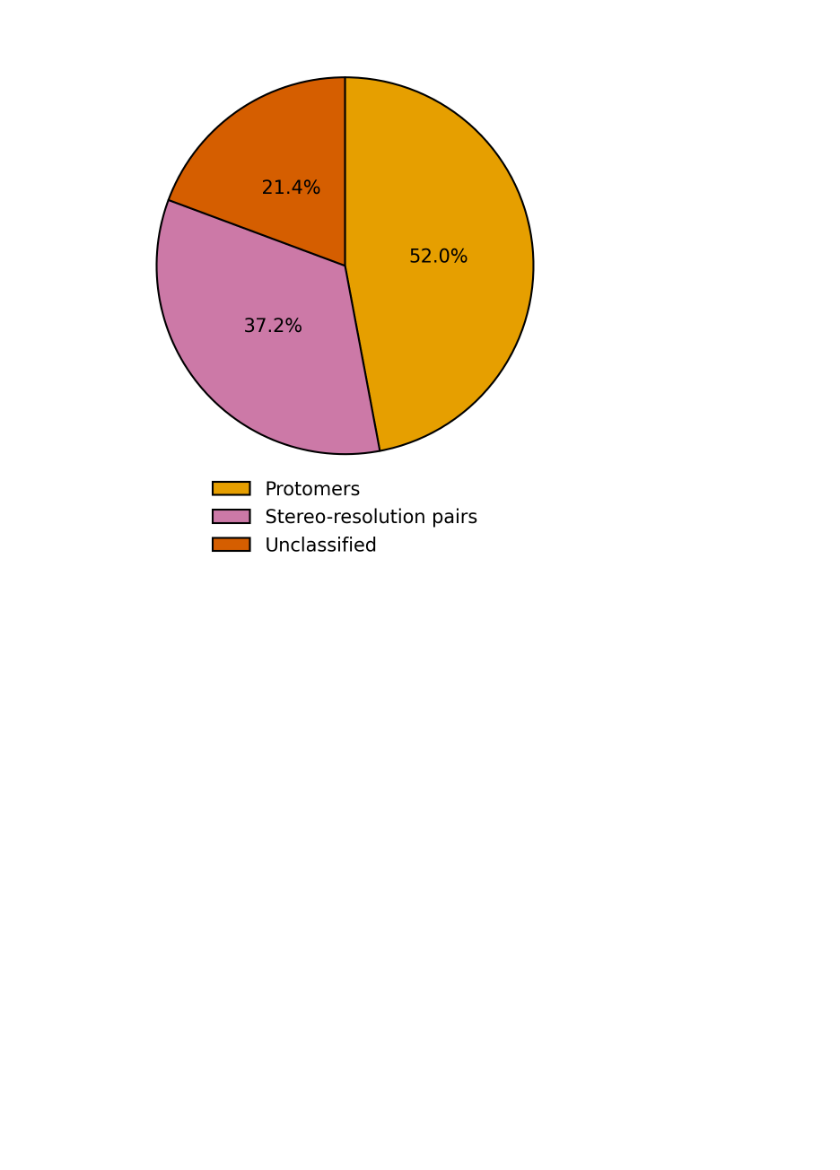
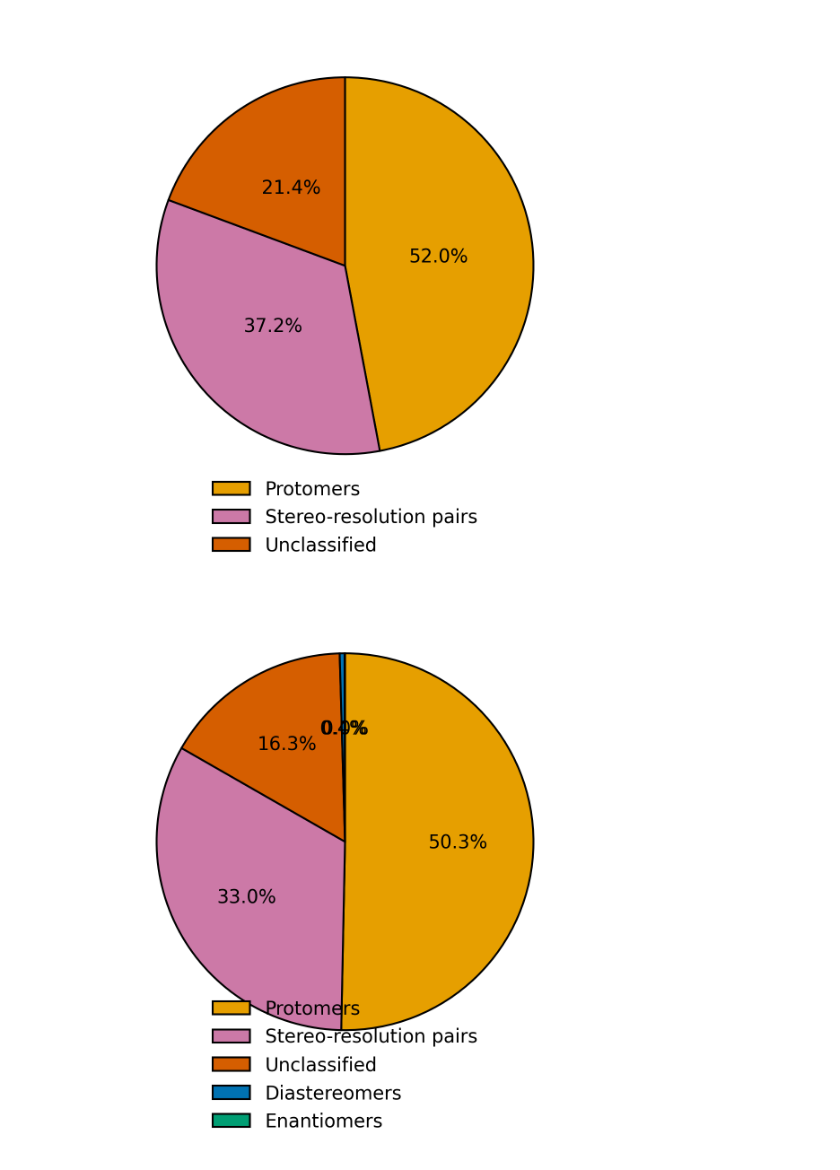
Before and after one commit to Digital-Metabolic-Twin-Centre/stereomapper, a Jupyter notebook: experiments/analysis/clustering_results_original.ipynb, the cells around one changed output. Saved outputs shown, nothing was run; the diff lists cells and outputs as text; code cells hidden in the pictures; blank space fills up the shorter version.

```diff
--- a/experiments/analysis/clustering_results_original.ipynb
+++ b/experiments/analysis/clustering_results_original.ipynb
@@ -1382,3 +1385,74 @@ out_base = '/home/jackmcgoldrick/drive/Recon4IMD/WP5_Reconstruction/T5.1_ReconXK
 fig.savefig(out_base +".svg")
 # %% [output]
 [figure]
+# %%
+# ------------------------
+# Mutually exclusive pie (per-cluster primary relationship)
+# ------------------------
+if summary_dis.empty:
+    print("summary_dis is empty; nothing to plot.")
+else:
+    # Normalize relationship counts and apply label replacements
+    def _normalize_counts(d):
+        if not isinstance(d, dict):
+            return {}
+        out = {}
+        for k, v in d.items():
+            label = replacements.get(str(k).strip(), str(k).strip())
+            out[label] = out.get(label, 0) + int(v)
+        return out
+
+    # Pick a single label per cluster (max count, then priority tie-break)
+    priority = [
+        "Protomers",
+        "Stereo-resolution pairs",
+        "Enantiomers",
+        "Diastereomers",
+        "Unclassified",
+        "Unresolved",
+    ]
+    priority_rank = {name: i for i, name in enumerate(priority)}
+
+    def _primary_label(counts):
+        if not counts:
+            return "Unclassified"
+        max_count = max(counts.values())
+        candidates = [k for k, v in counts.items() if v == max_count]
+        # tie-break by priority; unknown labels go to the end
+        return sorted(candidates, key=lambda k: priority_rank.get(k, len(priority_rank)))[0]
+
+    counts_norm = summary_dis["relationship_type_counts"].apply(_normalize_counts)
+    primary_labels = counts_norm.apply(_primary_label)
+    primary_counts = primary_labels.value_counts().sort_values(ascending=False)
+
+    labels_excl = primary_counts.index.tolist()
+    sizes_excl = primary_counts.values
+    colours_excl = [palette.get(lbl, default_colour) for lbl in labels_excl]
+
+    fig, ax = plt.subplots(figsize=(5, 5))
+    wedges, texts, autotexts = ax.pie(
+        sizes_excl,
+        labels=None,
+        colors=colours_excl,
+        startangle=90,
+        counterclock=False,
+        autopct=lambda pct: f"{pct:.1f}%",
+        pctdistance=0.6,
+        wedgeprops=dict(edgecolor="black", linewidth=1.0),
+        textprops=dict(fontsize=10),
+    )
+
+    ax.set_aspect("equal")
+    ax.legend(
+        wedges,
+        labels_excl,
+        loc="lower center",
+        bbox_to_anchor=(0.5, -0.15),
+        ncol=1,
+        frameon=False,
+        fontsize=10,
+    )
+    plt.subplots_adjust(left=0.15, right=0.85, top=0.95, bottom=0.25)
+    plt.show()
+# %% [output]
+[figure, added]
```
Also changed, not shown: parts of 1 cell of this notebook, 19 other files.
